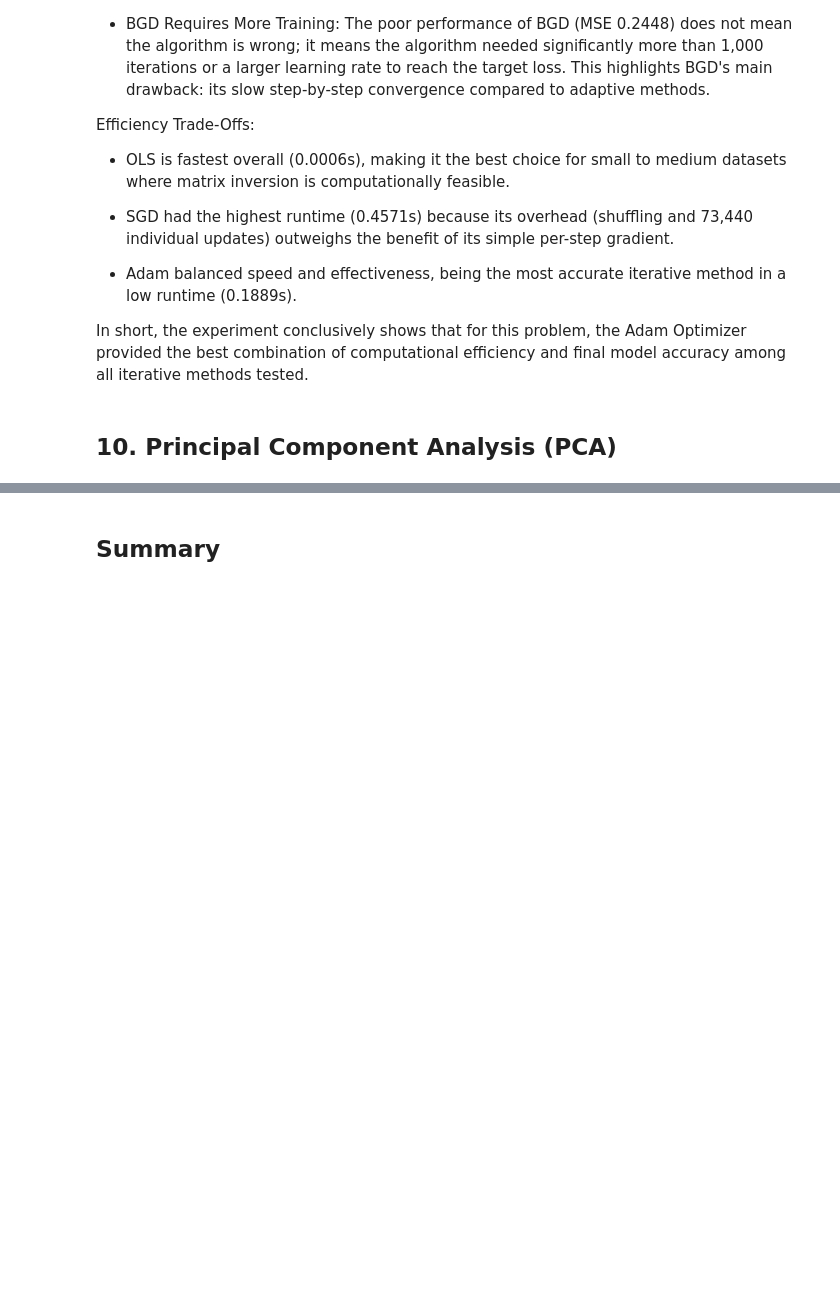
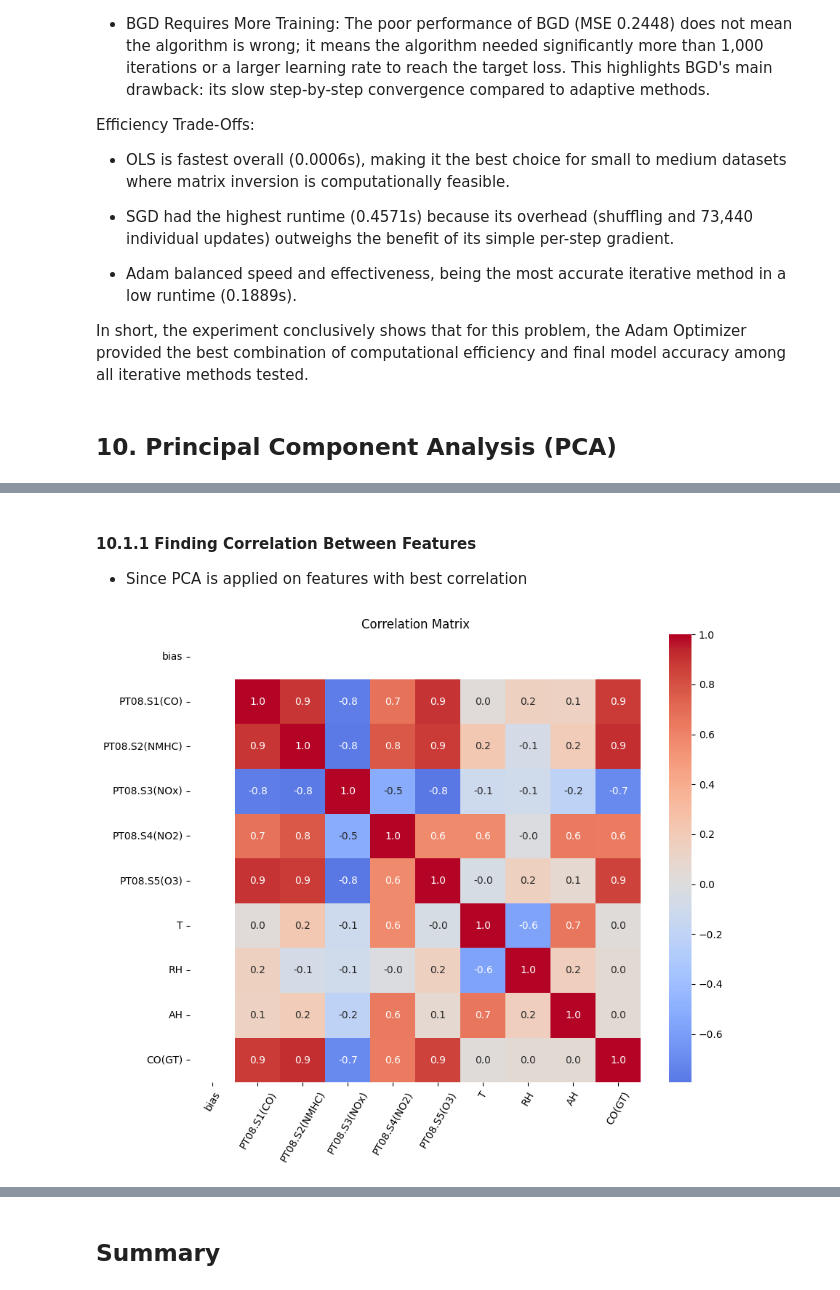
Before and after one commit to hifsakazmi/airquality-ols-svd-gradient-pca, a Jupyter notebook: AirQuality.ipynb, the cells around one changed output, grey strips where cells are left out. Saved outputs shown, nothing was run; the diff lists cells and outputs as text; code cells hidden in the pictures; blank space fills up the shorter version.

```diff
--- a/AirQuality.ipynb
+++ b/AirQuality.ipynb
@@ -900,0 +926,3 @@ In short, the experiment conclusively shows that for this problem, the Adam Opti
+# %%
+# combining back to sort the data with datetime
+X_features_bias['CO(GT)'] = y
@@ -900,0 +938,17 @@ In short, the experiment conclusively shows that for this problem, the Adam Opti
+# %%
+import pandas as pd
+
+df = X_features_bias
+df["Date"] = X.Date
+df["Time"] = X.Time
+
+# Combining date and time into one datetime column
+df['datetime'] = pd.to_datetime(df['Date'] + ' ' + df['Time'])
+
+# Sorting by this new column
+df = df.sort_values(by='datetime')
+
+# resetting the index
+df = df.reset_index(drop=True)
+# %%
+df = df.drop(columns=['Date', 'Time'])
@@ -900,0 +964,21 @@ In short, the experiment conclusively shows that for this problem, the Adam Opti
+# %% [markdown]
+#### 10.1.1 Finding Correlation Between Features
+
+* Since PCA is applied on features with best correlation
+# %%
+import seaborn as sns
+
+corr = df.corr(numeric_only=True)
+plt.figure(figsize=(10,8))
+sns.heatmap(
+    corr,
+    annot=True,
+    fmt=".1f",
+    cmap="coolwarm",
+    center=0
+)
+plt.title("Correlation Matrix")
+plt.xticks(rotation=60)
+plt.show()
+# %% [output]
+[figure, added]
```
Also changed, not shown: parts of 30 cells of this notebook.
